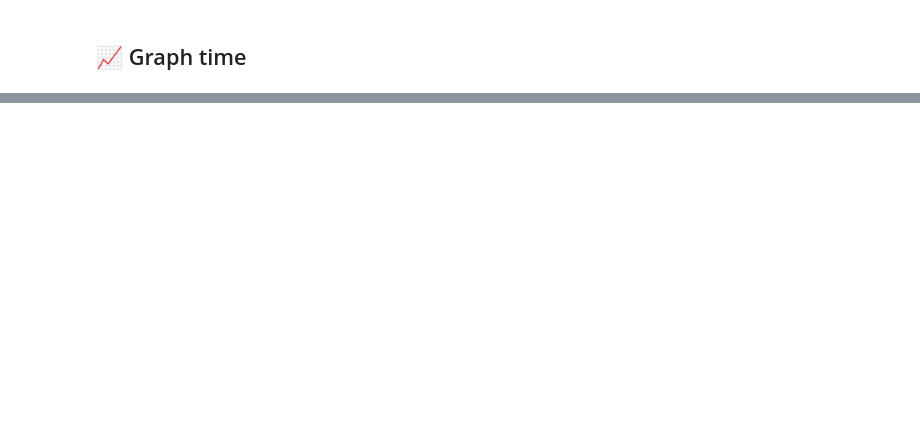
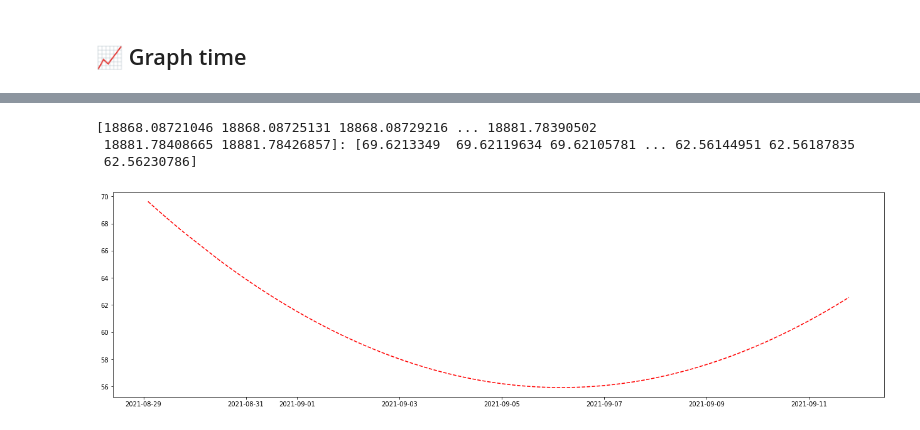
Before and after one commit to tukanuk/climate_sensor, a Jupyter notebook: climate_graph.ipynb, the cells around one changed output, grey strips where cells are left out. Saved outputs shown, nothing was run; the diff lists cells and outputs as text; code cells hidden in the pictures; blank space fills up the shorter version.

```diff
--- a/climate_graph.ipynb
+++ b/climate_graph.ipynb
@@ -68,0 +78,9 @@ agg_10m.plot(kind='line', title="Temperature and Humidity", figsize=(15,6))
+# %%
+plt.figure(figsize=(22,6))
+plt.plot(mdates.num2date(x), p(x), "r--")
+print(f"{x}: {p(x)}")
+# %% [output]
+[18868.08721046 18868.08725131 18868.08729216 ... 18881.78390502
+ 18881.78408665 18881.78426857]: [69.6213349  69.62119634 69.62105781 ... 62.56144951 62.56187835
+ 62.56230786]
+[figure, added]
```
Also changed, not shown: parts of 6 cells of this notebook, 3 other files.
